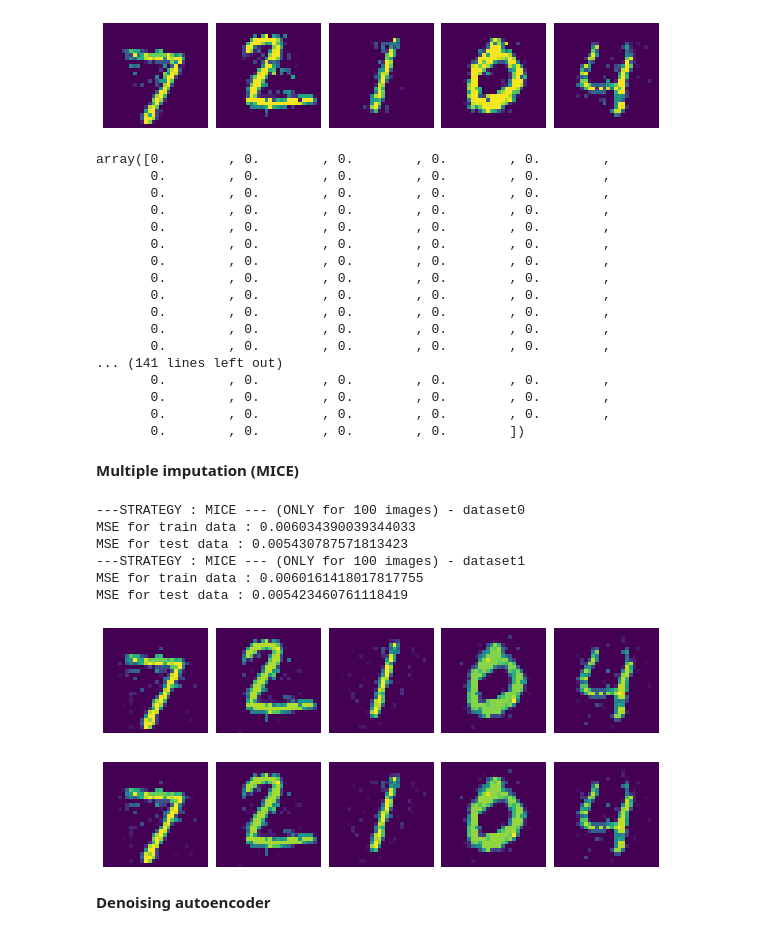
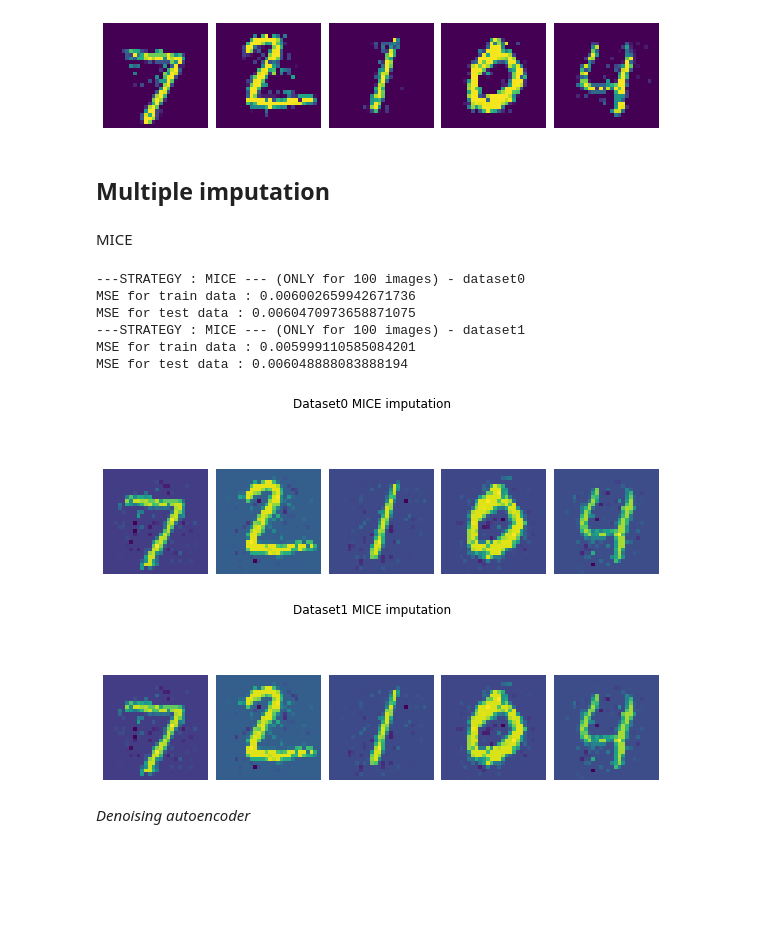
Before and after one commit to bezhvin/PyData2020-Eindhoven, a Jupyter notebook: PyData_missingdata.ipynb, the cells around one changed output. Saved outputs shown, nothing was run; the diff lists cells and outputs as text; code cells hidden in the pictures; blank space fills up the shorter version.

```diff
--- a/PyData_missingdata.ipynb
+++ b/PyData_missingdata.ipynb
@@ -17,7 +17,7 @@ from sklearn.ensemble import ExtraTreesRegressor, RandomForestRegressor
 from fancyimpute import KNN
 from fancyimpute import IterativeImputer as MICE
 # %%
-def plot(samples, strategy):
+def plot(samples, strategy=None):
     fig = plt.figure(figsize = (10,10))
     gs = gridspec.GridSpec(5,5)
     gs.update(wspace=0.05, hspace=0.05)
@@ -29,7 +29,8 @@ def plot(samples, strategy):
         ax.set_yticklabels([])
         ax.set_aspect('equal')
         plt.imshow(sample.reshape(28,28))
-    #fig.suptitle(f'{strategy} imputation')
+    if strategy is not None:
+      fig.suptitle(f'{strategy} imputation')
     return fig
 # %% [markdown]
 **Reading and preparing data**
@@ -97,50 +97,33 @@ fig = plot(x_test_imputed[0:5], 'KNN') ## plotting 5 images after imputation
 MSE for train data : 0.00813462552864283
 MSE for test data : 0.009391225235192115
 [figure]
-# %%
-x_test_imputed[0]
-# %% [output]
-array([0.        , 0.        , 0.        , 0.        , 0.        ,
-       0.        , 0.        , 0.        , 0.        , 0.        ,
-       0.        , 0.        , 0.        , 0.        , 0.        ,
-       0.        , 0.        , 0.        , 0.        , 0.        ,
-       0.        , 0.        , 0.        , 0.        , 0.        ,
-       0.        , 0.        , 0.        , 0.        , 0.        ,
-       0.        , 0.        , 0.        , 0.        , 0.        ,
-       0.        , 0.        , 0.        , 0.        , 0.        ,
-       0.        , 0.        , 0.        , 0.        , 0.        ,
-       0.        , 0.        , 0.        , 0.        , 0.        ,
-       0.        , 0.        , 0.        , 0.        , 0.        ,
-       0.        , 0.        , 0.        , 0.        , 0.        ,
-... (141 lines left out)
-       0.        , 0.        , 0.        , 0.        , 0.        ,
-       0.        , 0.        , 0.        , 0.        , 0.        ,
-       0.        , 0.        , 0.        , 0.        , 0.        ,
-       0.        , 0.        , 0.        , 0.        ])
 # %% [markdown]
-**Multiple imputation (MICE)**
+## **Multiple imputation**
+# %% [markdown]
+MICE
 # %%
 import warnings
 warnings.filterwarnings('ignore') ## to avoide seeing deprecation warnings
+### MICE is also very slow with high dimensional data
+### so here we only looked at 100 images for the sake of speed
 M = 2 ## M is number of imputed datasets
 for m in range(0, M):
   imputer = MICE(random_state=m, imputation_order='random').fit(x_train_miss[0:100])
   x_train_imputed = imputer.transform(x_train_miss[0:100])
   x_test_imputed = imputer.transform(x_test_miss[0:100])
-  x_test_imputed[x_test_imputed < 0] = 0
   print(f"---STRATEGY : MICE --- (ONLY for 100 images) - dataset{m}")
   print(f"MSE for train data : {mean_squared_error(x_train_imputed[0:100], x_train[0:100])}")
   print(f"MSE for test data : {mean_squared_error(x_test_imputed[0:100], x_test[0:100])}")
-  fig = plot(x_test_imputed[0:5], 'Dataset{m} MICE') ## plotting 5 images after imputation
+  fig = plot(x_test_imputed[0:5], f'Dataset{m} MICE') ## plotting 5 images after imputation
 # %% [output]
 ---STRATEGY : MICE --- (ONLY for 100 images) - dataset0
-MSE for train data : 0.006034390039344033
-MSE for test data : 0.005430787571813423
+MSE for train data : 0.006002659942671736
+MSE for test data : 0.0060470973658871075
 ---STRATEGY : MICE --- (ONLY for 100 images) - dataset1
-MSE for train data : 0.0060161418017817755
-MSE for test data : 0.005423460761118419
+MSE for train data : 0.005999110585084201
+MSE for test data : 0.006048888083888194
-[figure, old version]
+[figure, new version]
-[figure, old version]
+[figure, new version]
 # %% [markdown]
-**Denoising autoencoder**
+*Denoising autoencoder*
 # %%
```
Also changed, not shown: parts of 8 cells of this notebook.
